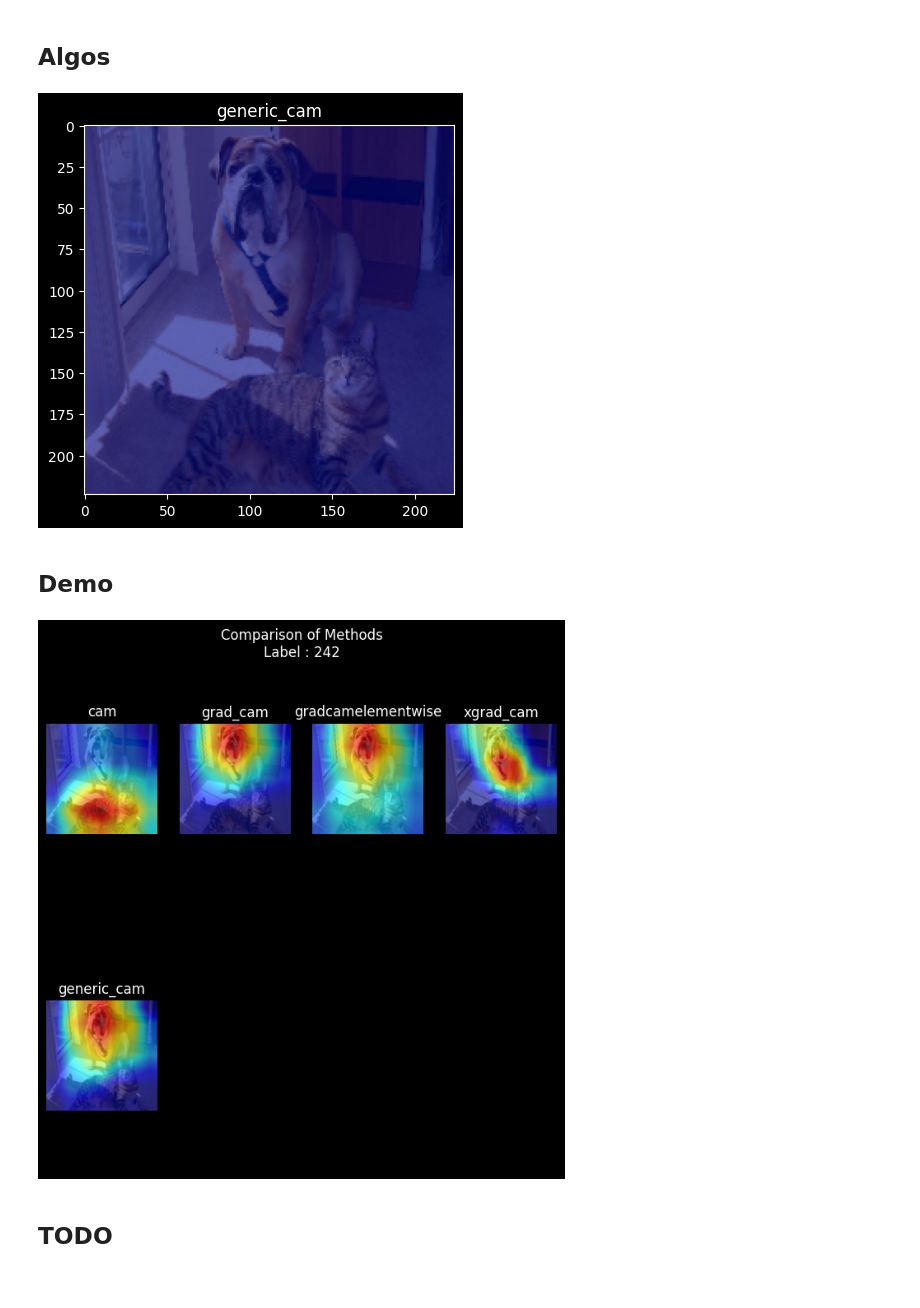
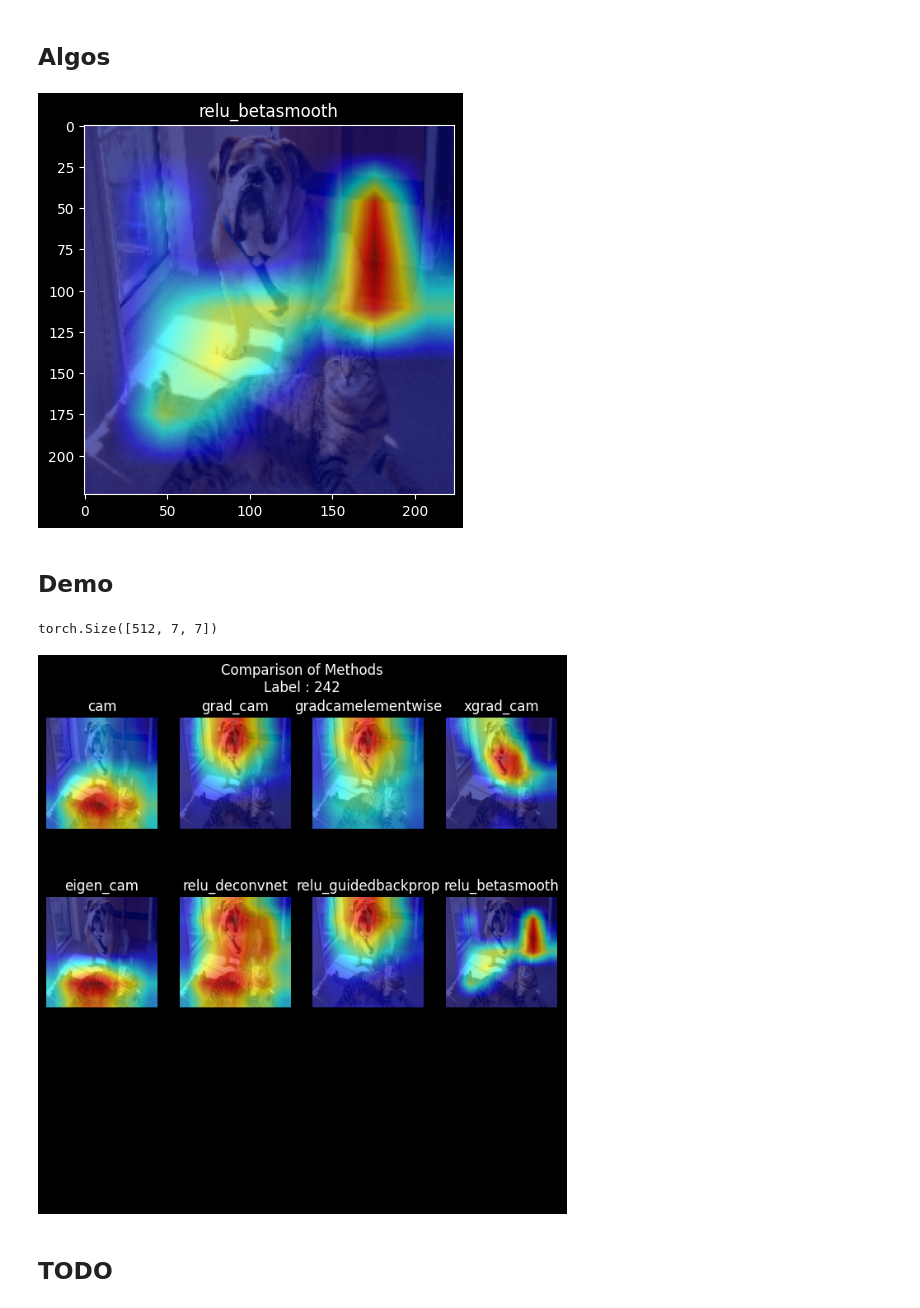
Before and after one commit to SubhadityaMukherjee/pytorch_image_attribution, a Jupyter notebook: main.ipynb, the cells around one changed output. Drawn from its saved outputs; the diff is of its cells as text; code cells hidden in the pictures.

```diff
--- a/main.ipynb
+++ b/main.ipynb
@@ -190,5 +234,28 @@ def xgrad_cam(model, input_tensor, heatmap_layer, truelabel=None):
+# %%
+def relu_guidedbackprop(model, input_tensor, heatmap_layer, truelabel=None):
+    # @springenberg2015striving
+    info = InfoHolder(heatmap_layer)
+    heatmap_layer.register_forward_hook(info.hook)
+
+    output = model(input_tensor.unsqueeze(0))[0]
+    truelabel = truelabel if truelabel else torch.argmax(output)
+
+    output[truelabel].backward()
+
+    weights = torch.mean(info.gradient, [0, 2, 3]) #grad_input
+    activation = info.activation.squeeze(0) #grad_output
+
+    weighted_activation = torch.zeros(activation.shape)
+    for idx, (weight, activation) in enumerate(zip(weights, activation)):
+        weighted_activation[idx] = weight * torch.where(activation > 0, activation, torch.zeros(activation.shape))
+
+    heatmap = generate_heatmap(weighted_activation)
+    input_image = to_RGB(input_tensor)
+
+    return superimpose(input_image, heatmap)
 # %%
-def generic_cam(model, input_tensor, heatmap_layer, truelabel=None):
+def relu_betasmooth(model, input_tensor, heatmap_layer, truelabel=None, beta_smooth=10.):
+    # @dombrowski2019explanations
     info = InfoHolder(heatmap_layer)
     heatmap_layer.register_forward_hook(info.hook)
 
@@ -197,26 +264,25 @@ def generic_cam(model, input_tensor, heatmap_layer, truelabel=None):
 
     output[truelabel].backward()
 
-    weights = torch.mean(info.gradient, [0, 2, 3])
-    activation = info.activation.squeeze(0)
+    weights = torch.mean(info.gradient, [0, 2, 3]) #grad_input
+    activation = info.activation.squeeze(0) #grad_output
 
     weighted_activation = torch.zeros(activation.shape)
     for idx, (weight, activation) in enumerate(zip(weights, activation)):
-        # weighted_activation[idx] = activation * torch.where(weight > 0, weight, 0)
-        weighted_activation[idx] = torch.Tensor(get_2d_projection(np.array(activation)))
+        weighted_activation[idx] = torch.sigmoid(beta_smooth * weight) * activation
 
     heatmap = generate_heatmap(weighted_activation)
     input_image = to_RGB(input_tensor)
 
     return superimpose(input_image, heatmap)
 # %%
-cat_example(generic_cam, image_path, label, model)
+cat_example(relu_betasmooth, image_path, label, model)
 # %% [output]
-[figure, old version]
+[figure, new version]
 # %% [markdown]
 ## Demo
 # %%
-def cat_example(attribution_method, image_path, label, model):
+def cat_example(attribution_method, image_path, label, model, save_path=None):
     model.eval()
     transform = transforms.Compose([
         transforms.Resize(240),
@@ -237,16 +303,19 @@ def cat_example(attribution_method, image_path, label, model):
         attrbs.append(image)
         attrib_labels.append(method.__name__)
 
-    plot_image_grid(attrbs, attrib_labels, f"Comparison of Methods\nLabel : {label}")
+    plt = plot_image_grid(attrbs, attrib_labels, f"Comparison of Methods\nLabel : {label}")
+    if save_path:
+        plt.savefig(save_path)
 # %%
-all_methods = [cam, grad_cam, gradcamelementwise, xgrad_cam, generic_cam]
+all_methods = [cam, grad_cam, gradcamelementwise, xgrad_cam, eigen_cam, relu_deconvnet, relu_guidedbackprop, relu_betasmooth]
 # %%
 model = torchvision.models.resnet34(pretrained=True)
 image_path = "./images/cat_dog.png"
 label = 242
-cat_example(all_methods, image_path, label, model)
+cat_example(all_methods, image_path, label, model, save_path="./images/cat_dog_results.png")
 # %% [output]
+torch.Size([512, 7, 7])
-[figure, old version]
+[figure, new version]
 # %% [markdown]
 ## TODO
 # %%
```
Also changed, not shown: parts of 5 cells of this notebook, 2 other files.
